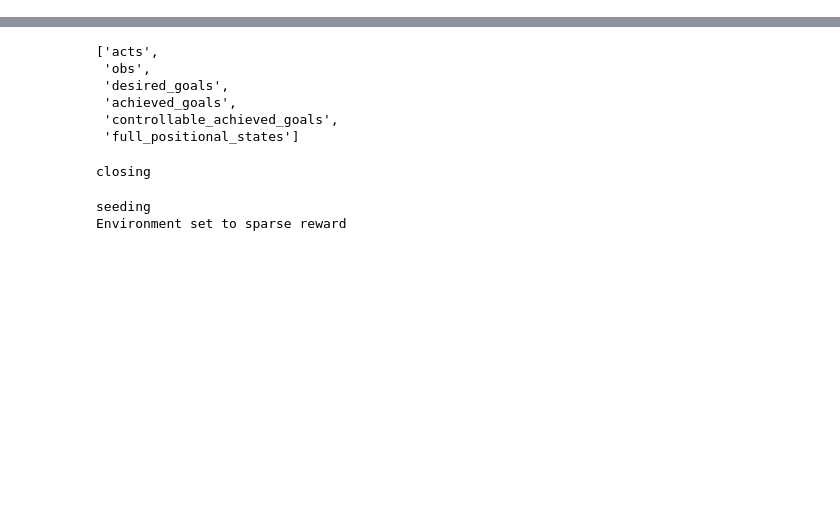
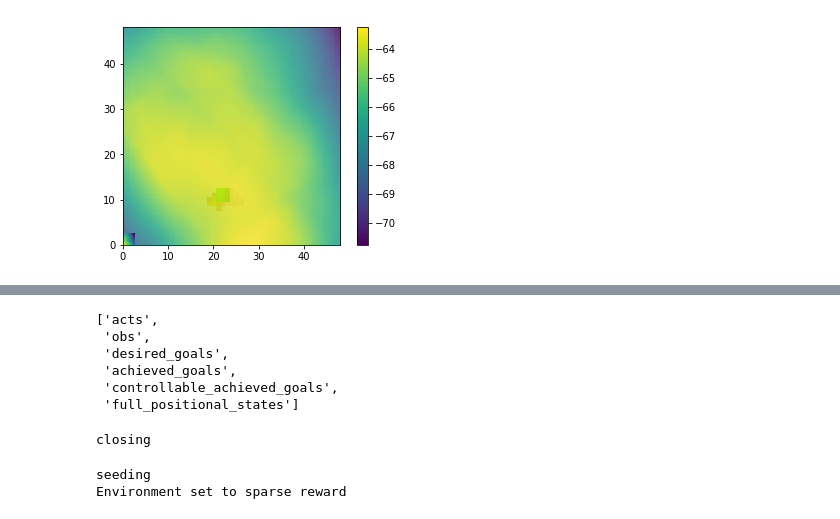
Before and after one commit to sholtodouglas/hierarchial_robotics, a Jupyter notebook: Quick Tests.ipynb, the cells around one changed output, grey strips where cells are left out. Drawn from its saved outputs; the diff is of its cells as text; code cells hidden in the pictures; blank space fills up the shorter version.

```diff
--- a/Quick Tests.ipynb
+++ b/Quick Tests.ipynb
@@ -0,0 +59,3 @@
+# %%
+with open('collected_data/filename.pickle', 'rb') as handle:
+    replay_higher = pickle.load(handle)
@@ -0,0 +64,8 @@
+# %%
+exp_name = "hierarchial2_pointMass-v0_Hidden_256l_2"
+seed = 0
+render = True
+print('Begin')
+tf.random.set_seed(seed)
+np.random.seed(seed)
+test_env = gym.make('pointMass-v0')
@@ -0,0 +129,8 @@
+# %%
+def get_transition(replay_buffer, index):
+
+    o1 = replay_buffer.obs1_buf[index]
+    o2 =  replay_buffer.obs2_buf[index]
+    a = replay_buffer.acts_buf[index]
+    r = replay_buffer.rews_buf[index]
+    return o1, o2, a, r
@@ -0,0 +193,25 @@
+# %%
+
+
+from IPython.display import display, clear_output
+fig, ax = plt.subplots()
+for i in range(157,180):
+    o, o2, a, r = get_transition(replay_higher, i*5) # 5 because each step 4 goals are added for HER
+    env.initialize_start_pos(o)
+    env.visualise_sub_goal(o[:2]+a, lower_achieved_whole_state=True)
+    env.reset_goal_pos(o2[-2:])
+
+
+
+    clear_output(wait=True)
+    image = env.calc_state()['image']
+    size = image.shape[0]
+    plt.imshow(np.flip(image,0), origin = 'lower')
+    #heatmap_q(o,size)
+
+    heatmap_v(o2, size)
+    #display(fig)
+
+    #print(SAC_higher.value(np.expand_dims(o,0)).numpy()[0][0])
+# %% [output]
+[figure, added]
```
Also changed, not shown: parts of 28 cells of this notebook, 11 other files.
